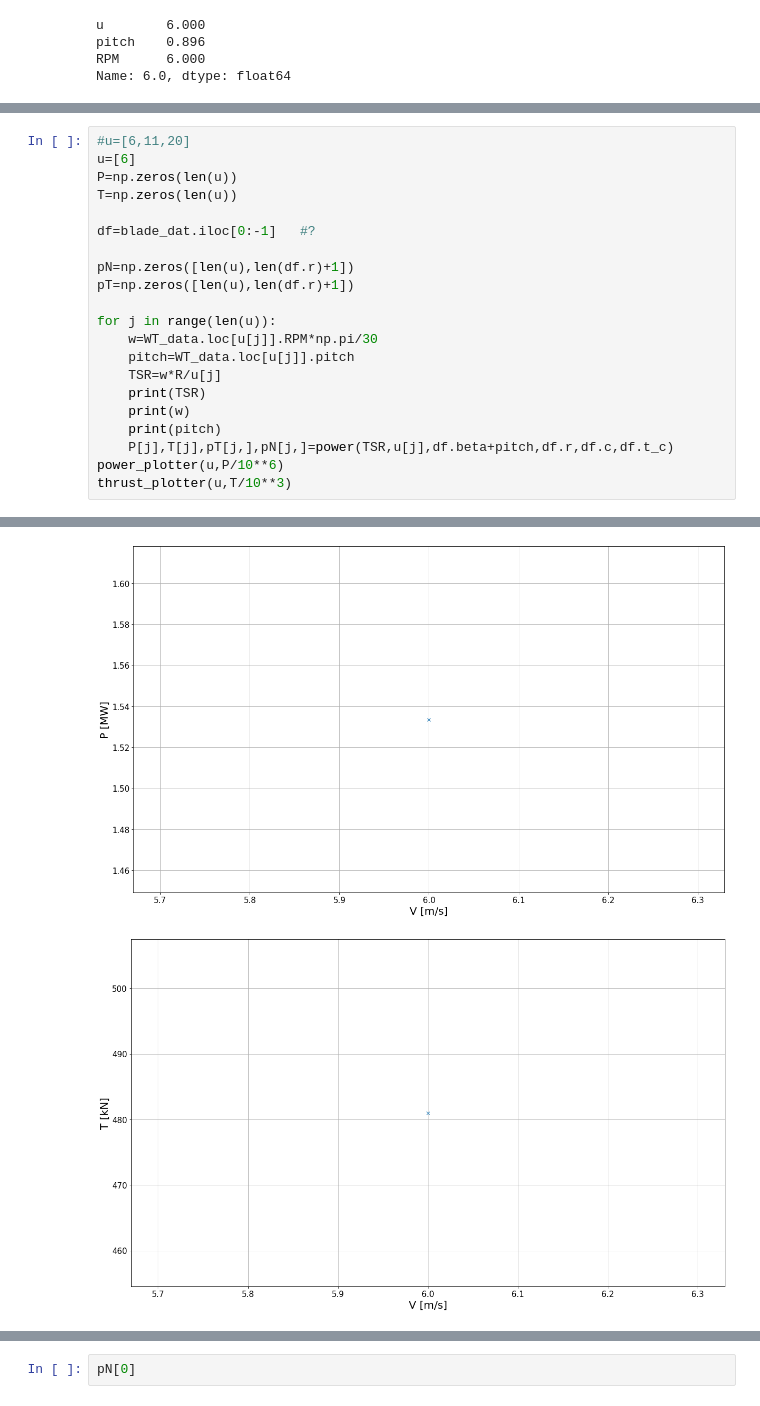
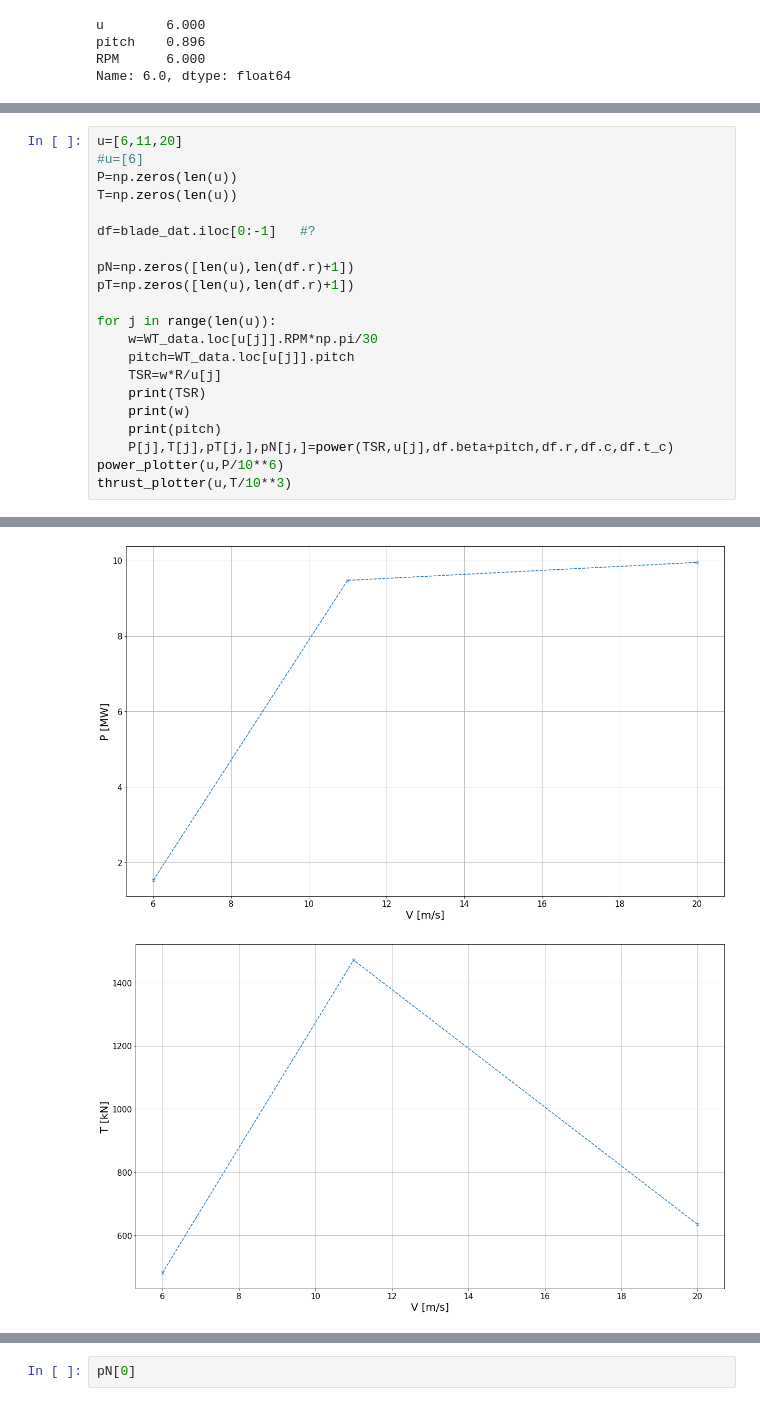
Before and after one commit to GonMazzini/pyloads, a Jupyter notebook: pyloads/Static loads and deflection.ipynb, the cells around one changed output, grey strips where cells are left out. Cells and saved outputs as stored; diff of their text form.

```diff
--- a/pyloads/Static loads and deflection.ipynb
+++ b/pyloads/Static loads and deflection.ipynb
@@ -281,6 +281,6 @@ Name: 6.0, dtype: float64
 # %%
-#u=[6,11,20]
-u=[6]
+u=[6,11,20]
+#u=[6]
 P=np.zeros(len(u))
 T=np.zeros(len(u))
 
@@ -320,5 +320,5 @@ Cd= 0.010570074834825511         Cl= 0.987902623601408
-[figure, old version]
+[figure, new version]
-[figure, old version]
+[figure, new version]
 # %%
 P
 # %% [output]
```
Also changed, not shown: parts of 5 cells of this notebook, 1 other file.
